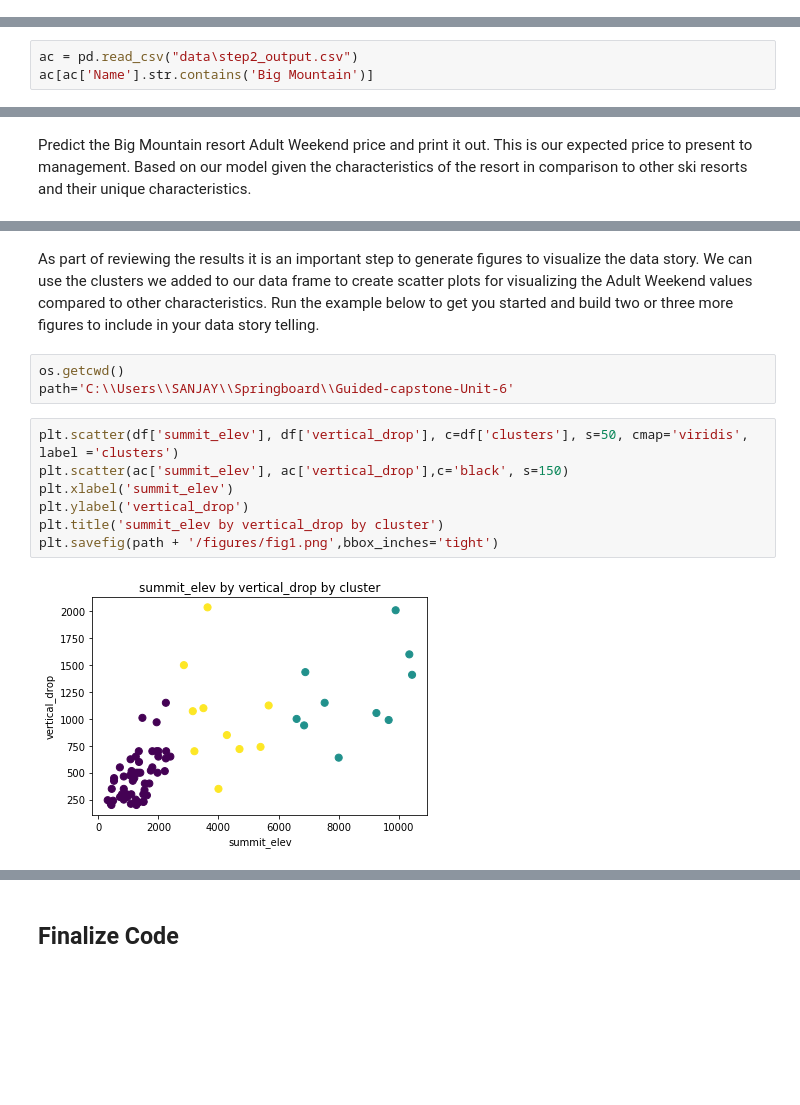
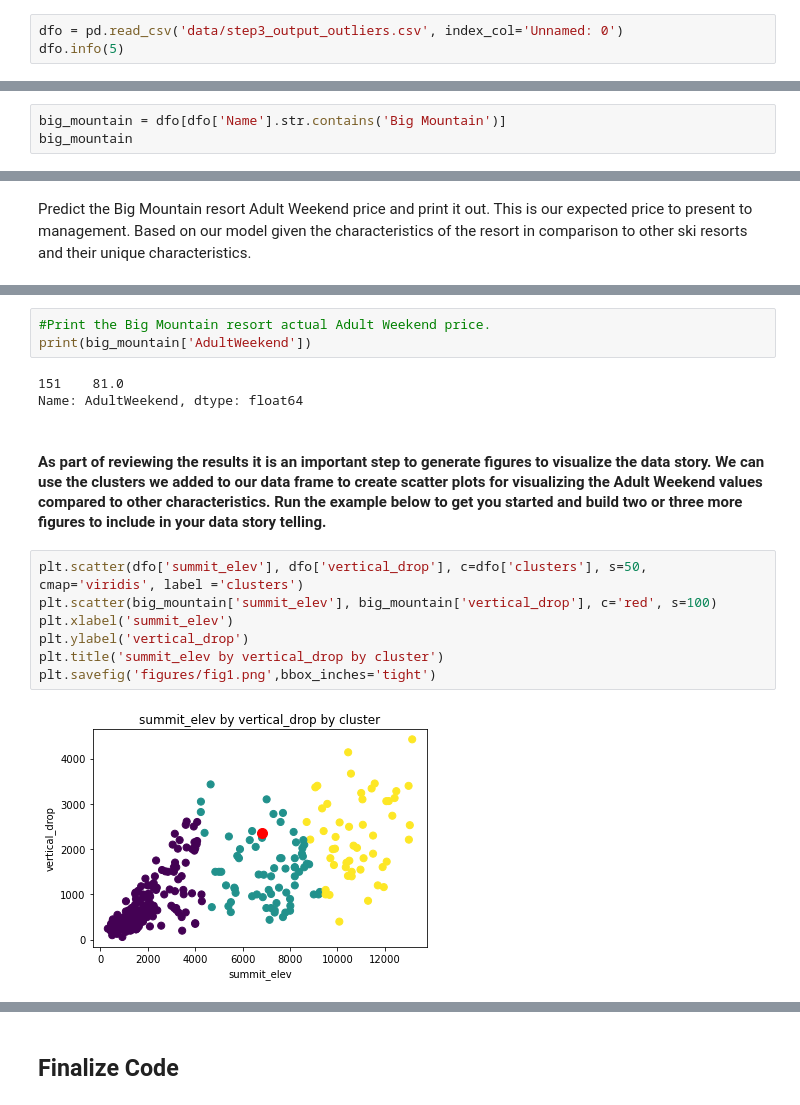
Before and after one commit to sanapplegates/Springbaord, a Jupyter notebook: Guided-capstone-Unit-6/Notebook_stepsix.ipynb, the cells around one changed output, grey strips where cells are left out. Cells and saved outputs as stored; diff of their text form; blank space fills up the shorter version.

```diff
--- a/Guided-capstone-Unit-6/Notebook_stepsix.ipynb
+++ b/Guided-capstone-Unit-6/Notebook_stepsix.ipynb
@@ -95,0 +132,3 @@ Now, let's predict the Big Mountain Weekend price with our model in order to pro
+# %%
+dfo = pd.read_csv('data/step3_output_outliers.csv', index_col='Unnamed: 0')
+dfo.info(5)
@@ -96,4 +241,4 @@ Now, let's predict the Big Mountain Weekend price with our model in order to pro
 # %%
-ac = pd.read_csv("data\step2_output.csv")
-ac[ac['Name'].str.contains('Big Mountain')]
+big_mountain = dfo[dfo['Name'].str.contains('Big Mountain')]
+big_mountain
 # %% [output]
@@ -177,14 +269,17 @@ ac = ac[ac['Name'].str.contains('BigMountain')]
+# %%
+#Print the Big Mountain resort actual Adult Weekend price.
+print(big_mountain['AdultWeekend'])
+# %% [output]
+151    81.0
+Name: AdultWeekend, dtype: float64
 # %% [markdown]
-As part of reviewing the results it is an important step to generate figures to visualize the data story. We can use the clusters we added to our data frame to create scatter plots for visualizing the Adult Weekend values compared to other characteristics. Run the example below to get you started and build two or three more figures to include in your data story telling.
+#### As part of reviewing the results it is an important step to generate figures to visualize the data story. We can use the clusters we added to our data frame to create scatter plots for visualizing the Adult Weekend values compared to other characteristics. Run the example below to get you started and build two or three more figures to include in your data story telling.
-# %%
-os.getcwd()
-path='C:\\Users\\SANJAY\\Springboard\\Guided-capstone-Unit-6'
 # %%
-plt.scatter(df['summit_elev'], df['vertical_drop'], c=df['clusters'], s=50, cmap='viridis', label ='clusters')
-plt.scatter(ac['summit_elev'], ac['vertical_drop'],c='black', s=150)
+plt.scatter(dfo['summit_elev'], dfo['vertical_drop'], c=dfo['clusters'], s=50, cmap='viridis', label ='clusters')
+plt.scatter(big_mountain['summit_elev'], big_mountain['vertical_drop'], c='red', s=100)
 plt.xlabel('summit_elev')
 plt.ylabel('vertical_drop')
 plt.title('summit_elev by vertical_drop by cluster')
-plt.savefig(path + '/figures/fig1.png',bbox_inches='tight')
+plt.savefig('figures/fig1.png',bbox_inches='tight')
 # %% [output]
-[figure, old version]
+[figure, new version]
```
Also changed, not shown: parts of 75 cells of this notebook, 14 other files.
